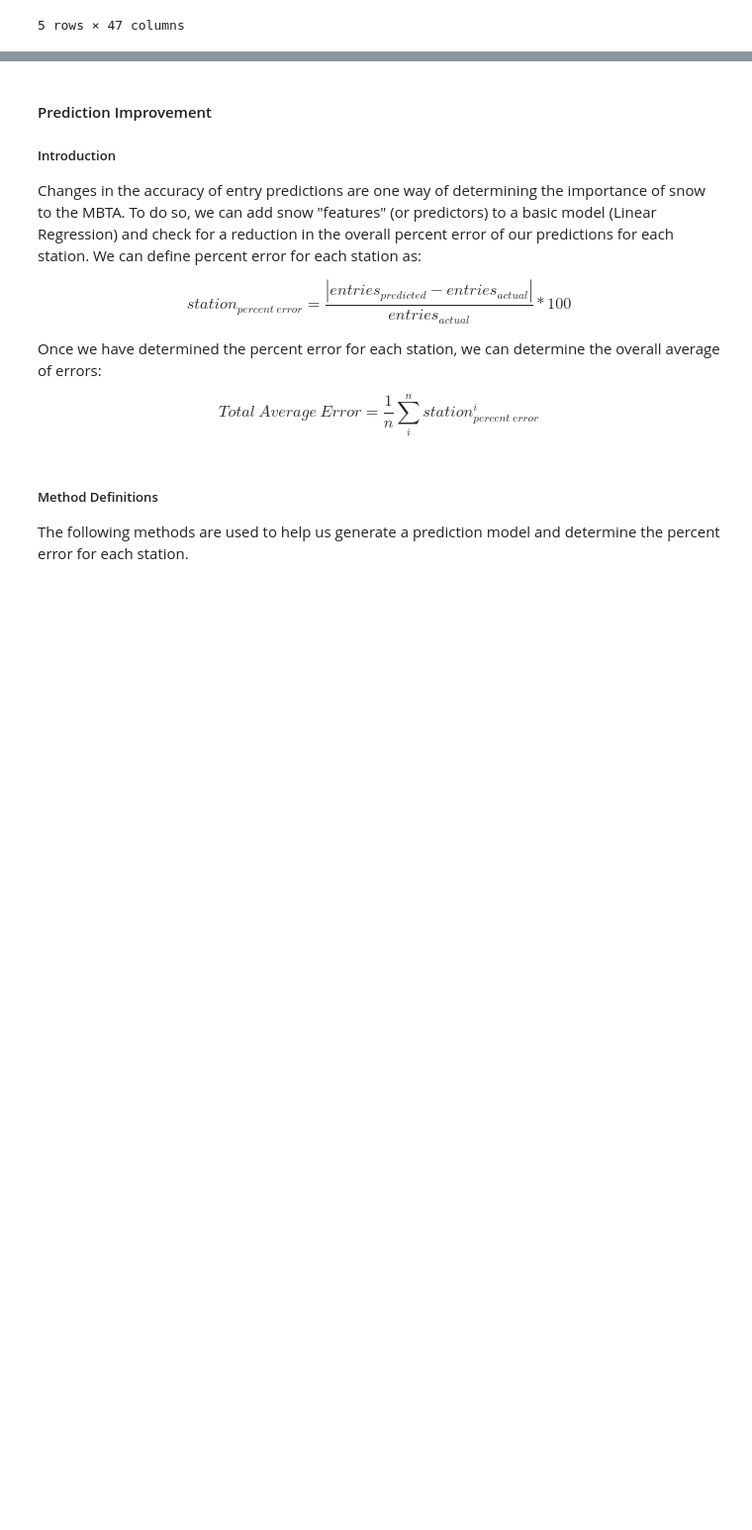
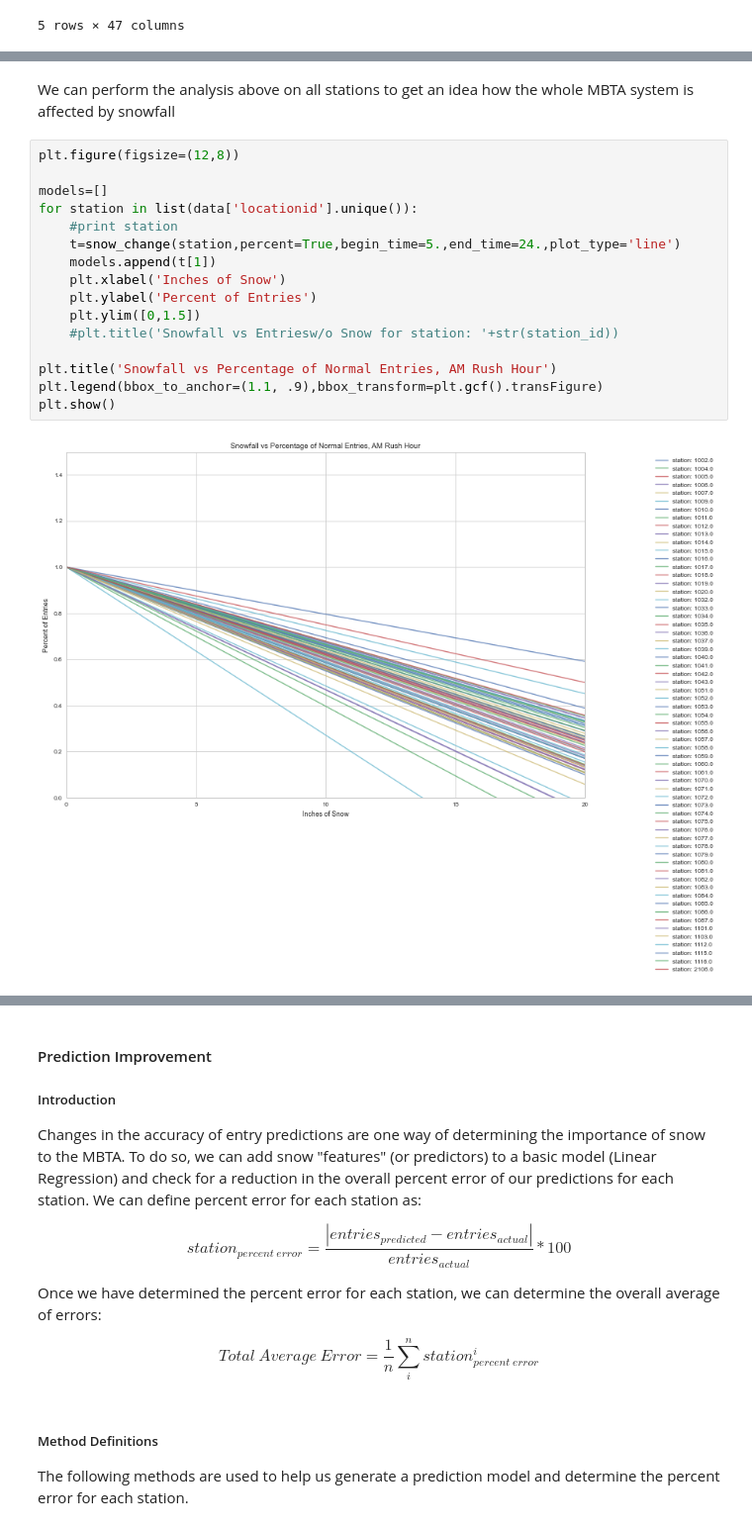
Before and after one commit to azampagl/harvard-capstone, a Jupyter notebook: src/release/Weather.ipynb, the cells around one changed output, grey strips where cells are left out. Shown: that part at 99% size. Drawn from its saved outputs; the diff is of its cells as text; blank space fills up the shorter version.

```diff
--- a/src/release/Weather.ipynb
+++ b/src/release/Weather.ipynb
@@ -194,0 +318,20 @@ TODO
+# %% [markdown]
+We can perform the analysis above on all stations to get an idea how the whole MBTA system is affected by snowfall
+# %%
+plt.figure(figsize=(12,8))
+
+models=[]
+for station in list(data['locationid'].unique()):
+    #print station
+    t=snow_change(station,percent=True,begin_time=5.,end_time=24.,plot_type='line')
+    models.append(t[1])
+    plt.xlabel('Inches of Snow')
+    plt.ylabel('Percent of Entries')
+    plt.ylim([0,1.5])
+    #plt.title('Snowfall vs Entriesw/o Snow for station: '+str(station_id))
+
+plt.title('Snowfall vs Percentage of Normal Entries, AM Rush Hour')
+plt.legend(bbox_to_anchor=(1.1, .9),bbox_transform=plt.gcf().transFigure)
+plt.show()
+# %% [output]
+[figure, added]
```
Also changed, not shown: parts of 29 cells of this notebook, 3 other files.
